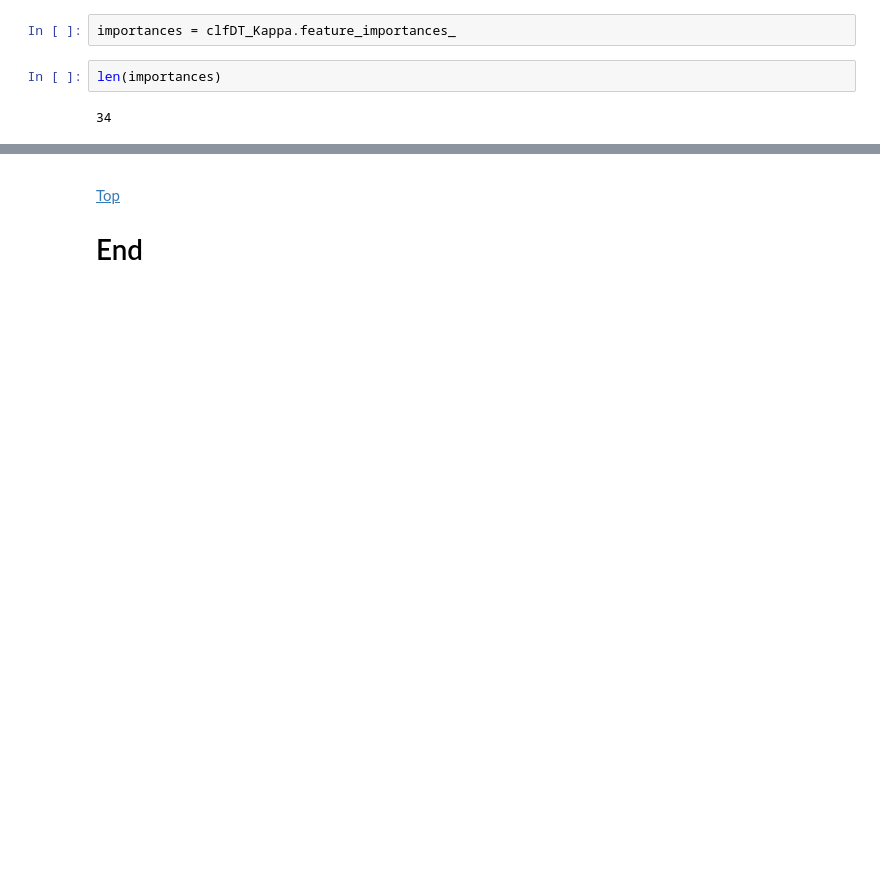
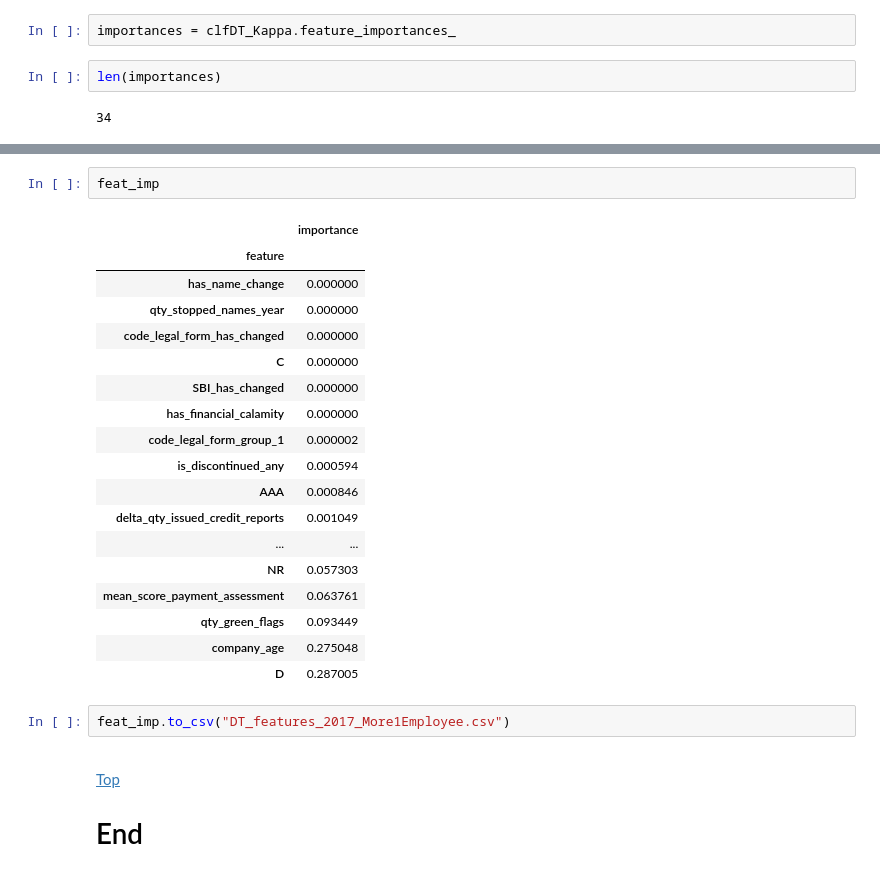
Before and after one commit to mark-me/relocation_indicator, a Jupyter notebook: modelling/decision_tree_yearly_2017_More1Employee.ipynb, the cells around one changed output, grey strips where cells are left out. Drawn from its saved outputs; the diff is of its cells as text; blank space fills up the shorter version.

```diff
--- a/modelling/decision_tree_yearly_2017_More1Employee.ipynb
+++ b/modelling/decision_tree_yearly_2017_More1Employee.ipynb
@@ -1242,3 +1254,26 @@ NameError: name 'plt' is not defined
+# %%
+feat_imp
+# %% [output]
+|  | importance |
+| feature |  |
+| has_name_change | 0.000000 |
+| qty_stopped_names_year | 0.000000 |
+| code_legal_form_has_changed | 0.000000 |
+| C | 0.000000 |
+| SBI_has_changed | 0.000000 |
+| has_financial_calamity | 0.000000 |
+| code_legal_form_group_1 | 0.000002 |
+| is_discontinued_any | 0.000594 |
+| AAA | 0.000846 |
+| delta_qty_issued_credit_reports | 0.001049 |
+| ... | ... |
+| NR | 0.057303 |
+| mean_score_payment_assessment | 0.063761 |
+| qty_green_flags | 0.093449 |
+| company_age | 0.275048 |
+| D | 0.287005 |
+# %%
+feat_imp.to_csv("DT_features_2017_More1Employee.csv")
 # %% [markdown]
 <a id='bottom'></a>
 
```
Also changed, not shown: parts of 2 cells of this notebook, 2 other files.
